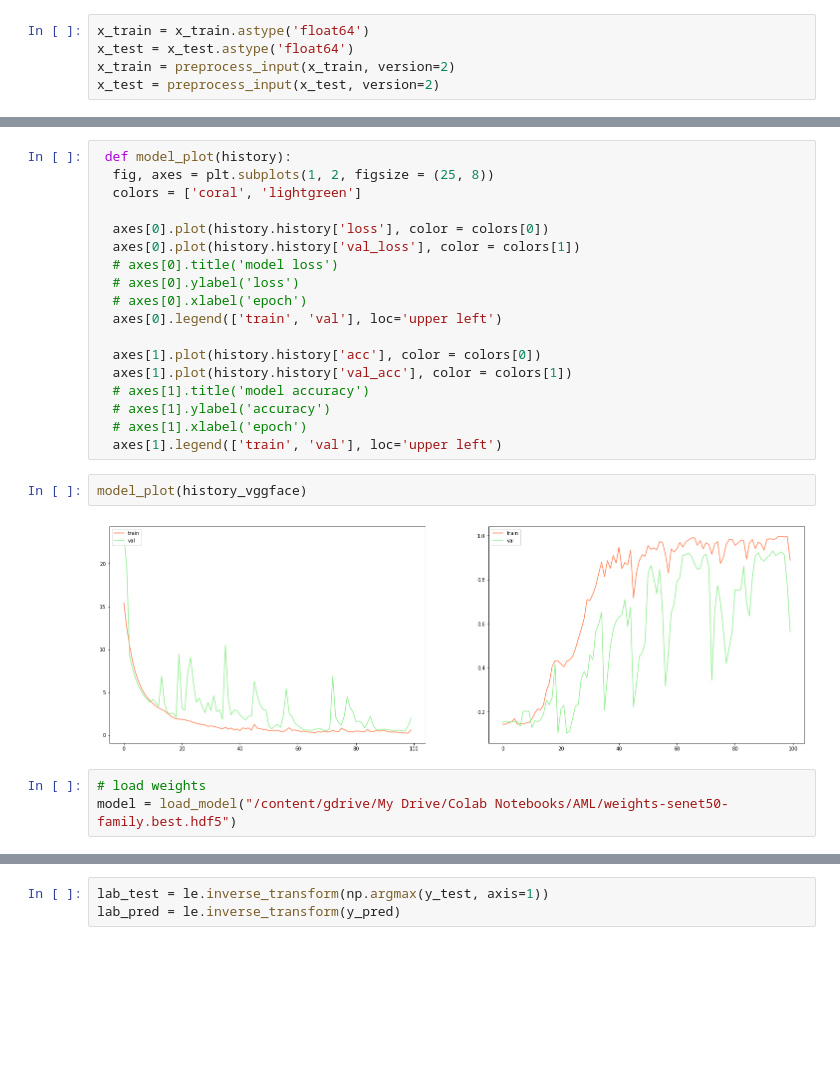
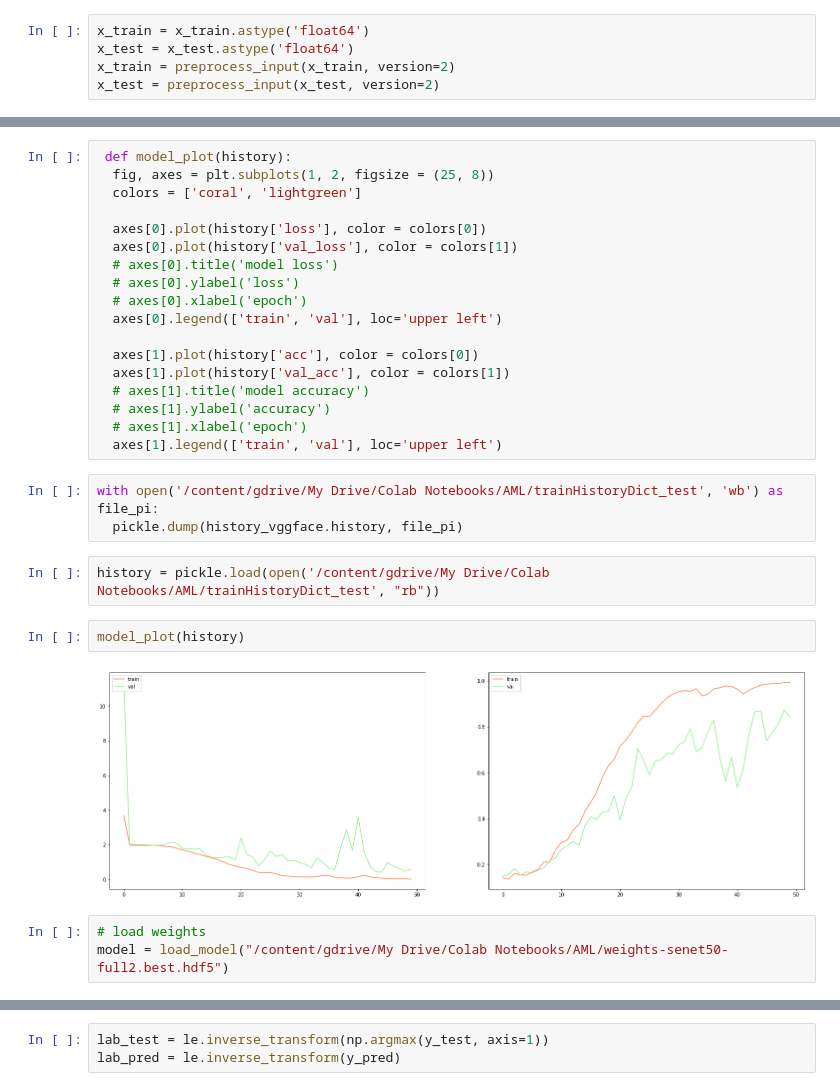
Before and after one commit to malborroni/RECMojion, a Jupyter notebook: Scripts/classification-vggFace-emotion.ipynb, the cells around one changed output, grey strips where cells are left out. Drawn from its saved outputs; the diff is of its cells as text; blank space fills up the shorter version.

Commit message:
update script class-vggface

```diff
--- a/Scripts/classification-vggFace-emotion.ipynb
+++ b/Scripts/classification-vggFace-emotion.ipynb
@@ -385,26 +394,31 @@ Epoch 00100: val_acc did not improve from 0.93112
   fig, axes = plt.subplots(1, 2, figsize = (25, 8))
   colors = ['coral', 'lightgreen']
 
-  axes[0].plot(history.history['loss'], color = colors[0])
-  axes[0].plot(history.history['val_loss'], color = colors[1])
+  axes[0].plot(history['loss'], color = colors[0])
+  axes[0].plot(history['val_loss'], color = colors[1])
   # axes[0].title('model loss')
   # axes[0].ylabel('loss')
   # axes[0].xlabel('epoch')
   axes[0].legend(['train', 'val'], loc='upper left')
 
-  axes[1].plot(history.history['acc'], color = colors[0])
-  axes[1].plot(history.history['val_acc'], color = colors[1])
+  axes[1].plot(history['acc'], color = colors[0])
+  axes[1].plot(history['val_acc'], color = colors[1])
   # axes[1].title('model accuracy')
   # axes[1].ylabel('accuracy')
   # axes[1].xlabel('epoch')
   axes[1].legend(['train', 'val'], loc='upper left')
+# %%
+with open('/content/gdrive/My Drive/Colab Notebooks/AML/trainHistoryDict_test', 'wb') as file_pi:
+  pickle.dump(history_vggface.history, file_pi)
+# %%
+history = pickle.load(open('/content/gdrive/My Drive/Colab Notebooks/AML/trainHistoryDict_test', "rb"))
 # %%
-model_plot(history_vggface)
+model_plot(history)
 # %% [output]
-[figure, old version]
+[figure, new version]
 # %%
 # load weights
-model = load_model("/content/gdrive/My Drive/Colab Notebooks/AML/weights-senet50-family.best.hdf5")
+model = load_model("/content/gdrive/My Drive/Colab Notebooks/AML/weights-senet50-full2.best.hdf5")
 # %%
 score = model.evaluate(x_test, y_test, verbose=1)
 accuracy = 100*score[1]
```
Also changed, not shown: parts of 33 cells of this notebook.
